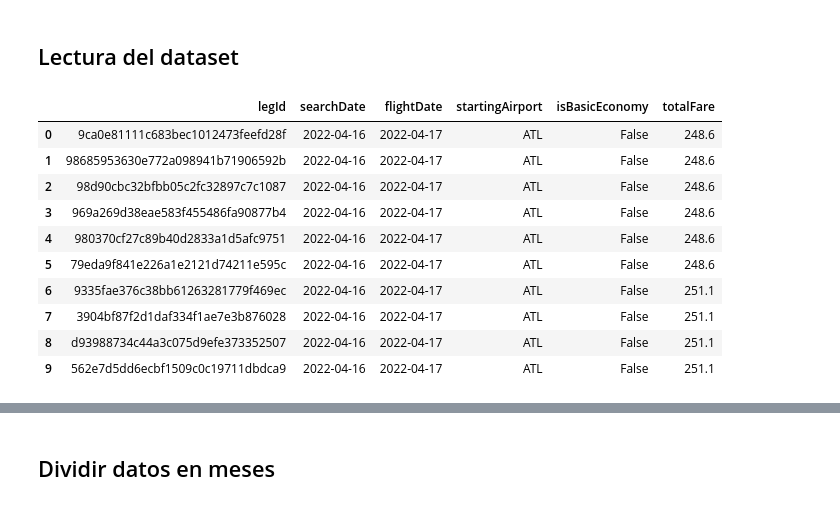
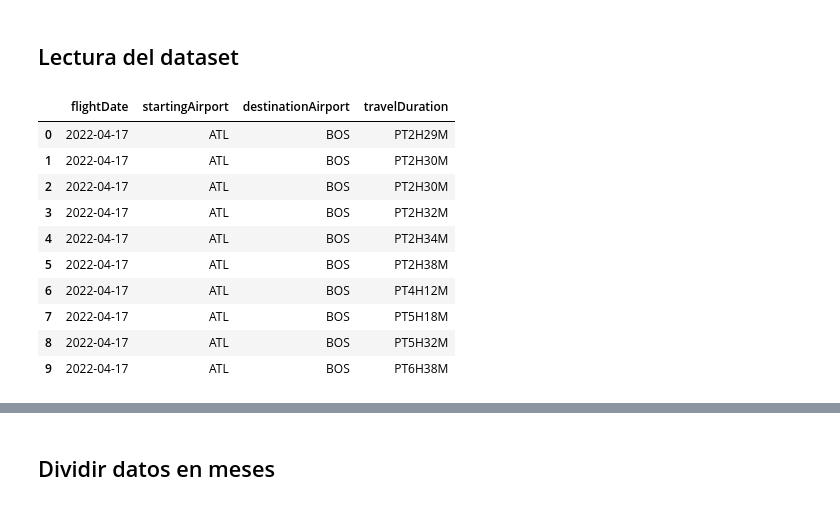
Before and after one commit to PRegi6/Min, a Jupyter notebook: ProyectoMIN.ipynb, the cells around one changed output, grey strips where cells are left out. Cells and saved outputs as stored; diff of their text form; code cells hidden in the pictures.

```diff
--- a/ProyectoMIN.ipynb
+++ b/ProyectoMIN.ipynb
@@ -48,24 +48,26 @@ data.to_csv(path + finalFile,index=False)
 # %%
 split = lambda x: x.split("||")
 
-columnsSelected = [ 'legId', 'searchDate', 'flightDate', 'startingAirport',
-    #'destinationAirport', 'travelDuration',
-    'isBasicEconomy', 'totalFare',
+columnsSelected = [
+    #'legId', 'searchDate',
+    'flightDate', 'startingAirport',
+    'destinationAirport', 'travelDuration',
+    #'isBasicEconomy', 'totalFare',
     #'seatsRemaining', 'totalTravelDistance',
     #'segmentsAirlineName', 'segmentsAirlineCode'
     ]
 
-data = pd.read_csv(path + file,decimal='.',usecols=columnsSelected, parse_dates=[1,2],)# converters={'segmentsAirlineName':split, 'segmentsAirlineCode':split})
+data = pd.read_csv(path + file,decimal='.',usecols=columnsSelected,)# parse_dates=['searchDate','flightDate'],)# converters={'segmentsAirlineName':split, 'segmentsAirlineCode':split})
 data[:10]
 # %% [output]
-|  | legId | searchDate | flightDate | startingAirport | isBasicEconomy | totalFare |
-| 0 | 9ca0e81111c683bec1012473feefd28f | 2022-04-16 | 2022-04-17 | ATL | False | 248.6 |
-| 1 | 98685953630e772a098941b71906592b | 2022-04-16 | 2022-04-17 | ATL | False | 248.6 |
-| 2 | 98d90cbc32bfbb05c2fc32897c7c1087 | 2022-04-16 | 2022-04-17 | ATL | False | 248.6 |
-| 3 | 969a269d38eae583f455486fa90877b4 | 2022-04-16 | 2022-04-17 | ATL | False | 248.6 |
-| 4 | 980370cf27c89b40d2833a1d5afc9751 | 2022-04-16 | 2022-04-17 | ATL | False | 248.6 |
-| 5 | 79eda9f841e226a1e2121d74211e595c | 2022-04-16 | 2022-04-17 | ATL | False | 248.6 |
-| 6 | 9335fae376c38bb61263281779f469ec | 2022-04-16 | 2022-04-17 | ATL | False | 251.1 |
-| 7 | 3904bf87f2d1daf334f1ae7e3b876028 | 2022-04-16 | 2022-04-17 | ATL | False | 251.1 |
-| 8 | d93988734c44a3c075d9efe373352507 | 2022-04-16 | 2022-04-17 | ATL | False | 251.1 |
-| 9 | 562e7d5dd6ecbf1509c0c19711dbdca9 | 2022-04-16 | 2022-04-17 | ATL | False | 251.1 |
+|  | flightDate | startingAirport | destinationAirport | travelDuration |
+| 0 | 2022-04-17 | ATL | BOS | PT2H29M |
+| 1 | 2022-04-17 | ATL | BOS | PT2H30M |
+| 2 | 2022-04-17 | ATL | BOS | PT2H30M |
+| 3 | 2022-04-17 | ATL | BOS | PT2H32M |
+| 4 | 2022-04-17 | ATL | BOS | PT2H34M |
+| 5 | 2022-04-17 | ATL | BOS | PT2H38M |
+| 6 | 2022-04-17 | ATL | BOS | PT4H12M |
+| 7 | 2022-04-17 | ATL | BOS | PT5H18M |
+| 8 | 2022-04-17 | ATL | BOS | PT5H32M |
+| 9 | 2022-04-17 | ATL | BOS | PT6H38M |
```
Also changed, not shown: parts of 10 cells of this notebook, 2 other files.
